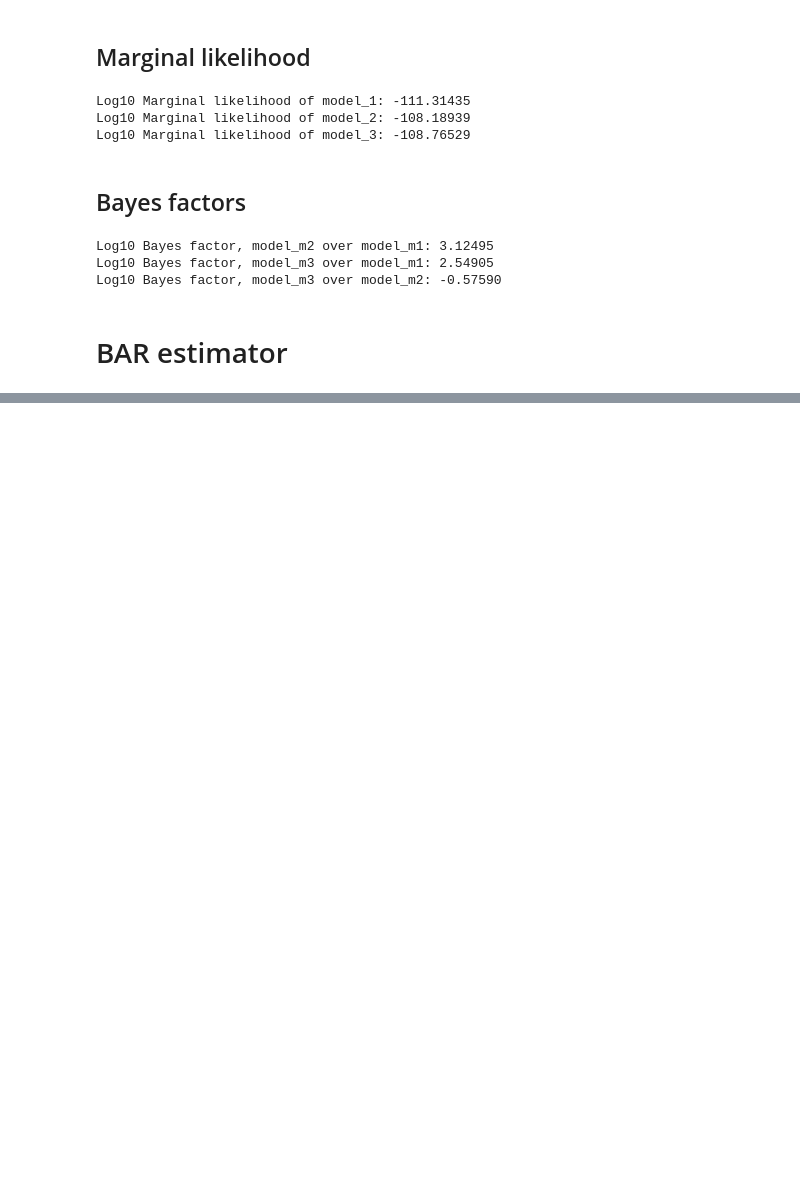
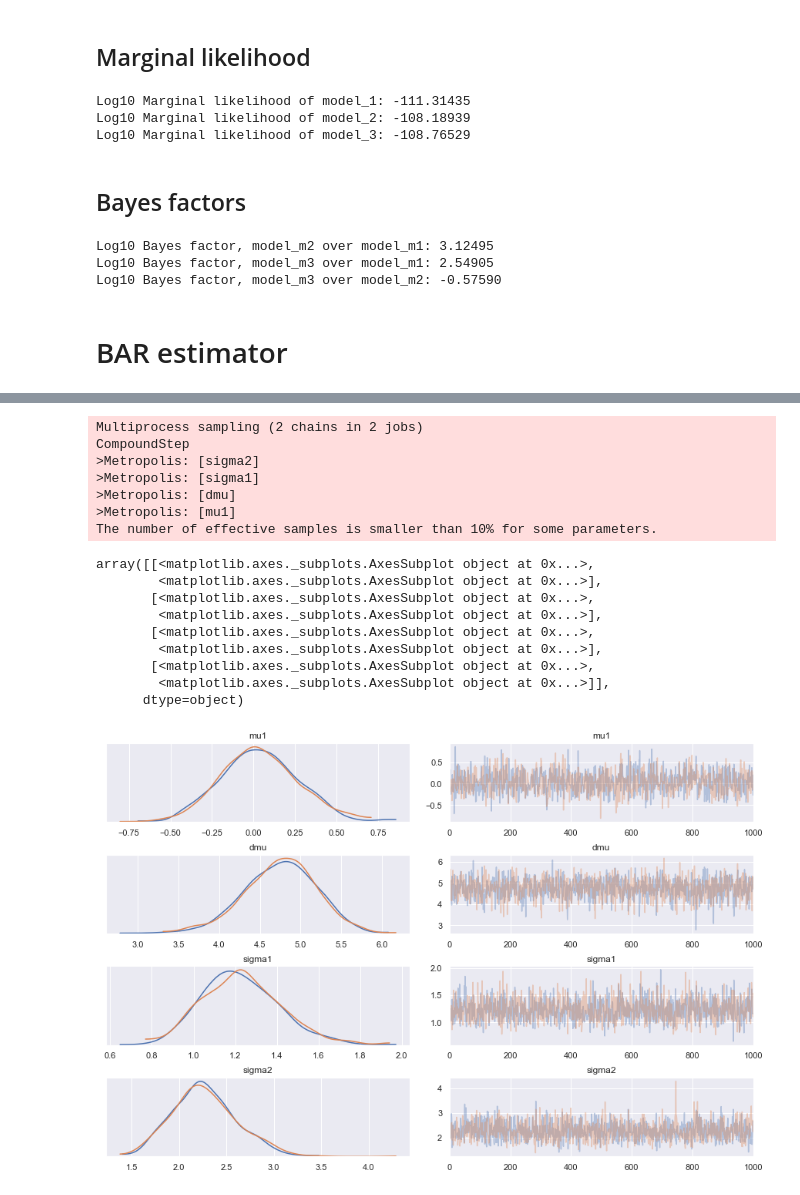
Before and after one commit to nguyentrunghai/BAR_estimator_for_Bayes_factors, a Jupyter notebook: Bayes_factors_Gaussian_mixture.ipynb, the cells around one changed output, grey strips where cells are left out. Cells and saved outputs as stored; diff of their text form; code cells hidden in the pictures; blank space fills up the shorter version.

```diff
--- a/Bayes_factors_Gaussian_mixture.ipynb
+++ b/Bayes_factors_Gaussian_mixture.ipynb
@@ -414,0 +526,25 @@ def augment_simpler_vars(sample_simpler, mu_sigma_complex, aug_type, random_stat
+# %%
+with model_2:
+    tr_met_m2 = pm.sample(MET_STEPS, step=pm.Metropolis(), random_seed=SEED)
+
+pickle.dump(tr_met_m2, open("data/trace_met_m2.pickle", "wb"))
+
+pm.traceplot(tr_met_m2[::10])
+# %% [output]
+Multiprocess sampling (2 chains in 2 jobs)
+CompoundStep
+>Metropolis: [sigma2]
+>Metropolis: [sigma1]
+>Metropolis: [dmu]
+>Metropolis: [mu1]
+The number of effective samples is smaller than 10% for some parameters.
+array([[<matplotlib.axes._subplots.AxesSubplot object at 0x...>,
+        <matplotlib.axes._subplots.AxesSubplot object at 0x...>],
+       [<matplotlib.axes._subplots.AxesSubplot object at 0x...>,
+        <matplotlib.axes._subplots.AxesSubplot object at 0x...>],
+       [<matplotlib.axes._subplots.AxesSubplot object at 0x...>,
+        <matplotlib.axes._subplots.AxesSubplot object at 0x...>],
+       [<matplotlib.axes._subplots.AxesSubplot object at 0x...>,
+        <matplotlib.axes._subplots.AxesSubplot object at 0x...>]],
+      dtype=object)
+[figure, added]
```
Also changed, not shown: parts of 20 cells of this notebook.
